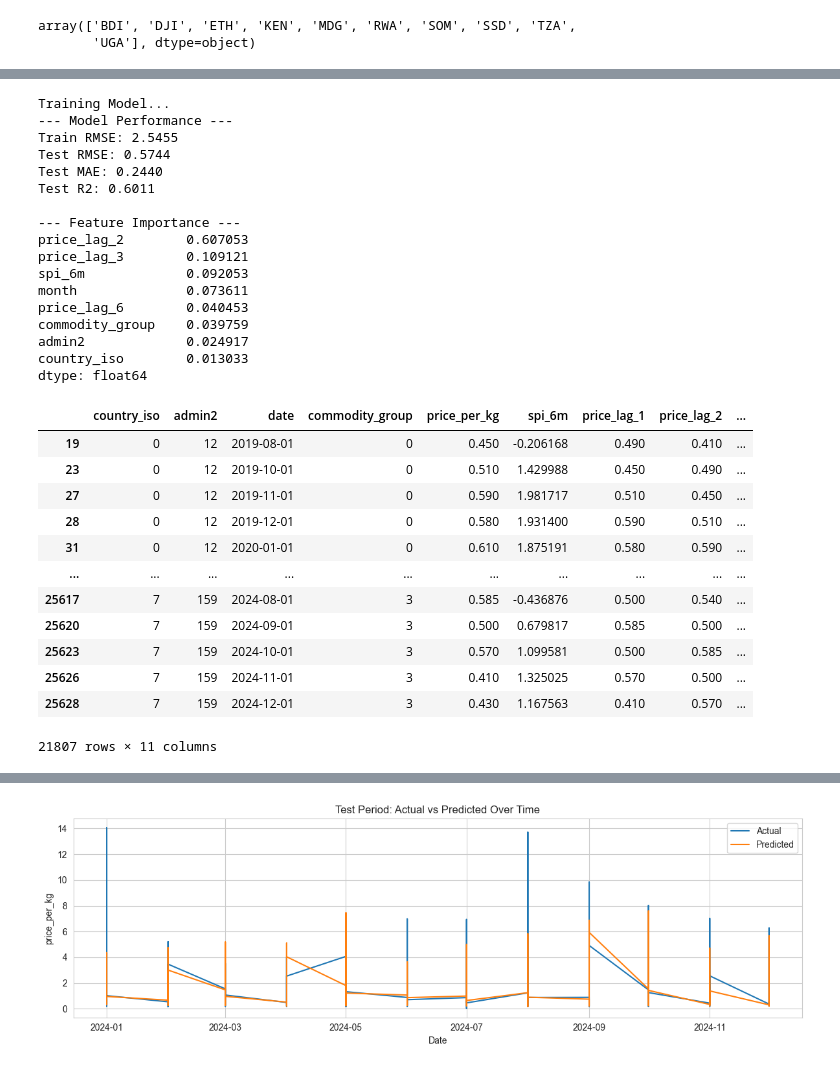
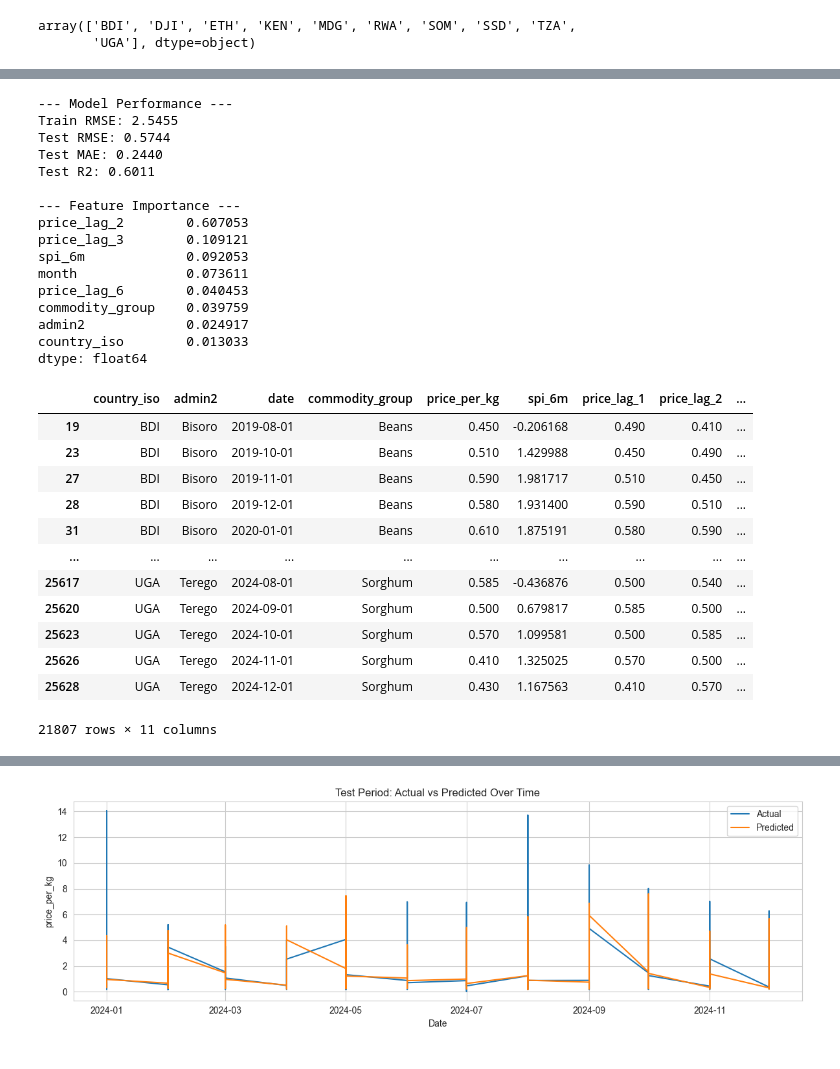
Before and after one commit to halim-jun/subnational_price_prediction, a Jupyter notebook: src/notebook/subnational_level_prediction_baseline.ipynb, the cells around one changed output, grey strips where cells are left out. Drawn from its saved outputs; the diff is of its cells as text; code cells hidden in the pictures.

```diff
--- a/src/notebook/subnational_level_prediction_baseline.ipynb
+++ b/src/notebook/subnational_level_prediction_baseline.ipynb
@@ -235,8 +218,9 @@ model_df['admin2', ]
 # %%
 model_df_encoded = model_df.copy()
 mappings = {}
-
+categorical_cols = ["country_iso", "admin2", "commodity_group"]
 for col in categorical_cols:
     cat = model_df_encoded[col].astype("category")
     mappings[col] = dict(enumerate(cat.cat.categories))
     model_df_encoded[col] = cat.cat.codes
+model_df_encoded.head()
@@ -243,13 +234,13 @@ for col in categorical_cols:
 # %%
 
 
-model_df.dropna()
+model_df_encoded.dropna()
 features = ['spi_6m','month','commodity_group','country_iso','admin2', 'price_lag_2', 'price_lag_3', 'price_lag_6']
 target = 'price_per_kg'
 
 split_date = '2024-01-01'
-train = model_df[model_df['date'] < split_date]
-test = model_df[model_df['date'] >= split_date]
+train = model_df_encoded[model_df_encoded['date'] < split_date]
+test = model_df_encoded[model_df_encoded['date'] >= split_date]
 
 if train.empty or test.empty:
     print("Error: Train or Test set is empty. Check dates or data availability.")
@@ -270,45 +261,44 @@ test_preds = model.predict(X_test)
 print("--- Model Performance ---")
 print(f"Train RMSE: {np.sqrt(mean_squared_error(y_train, train_preds)):.4f}")
 print(f"Test RMSE: {np.sqrt(mean_squared_error(y_test, test_preds)):.4f}")
 print(f"Test MAE: {mean_absolute_error(y_test, test_preds):.4f}")
 print(f"Test R2: {r2_score(y_test, test_preds):.4f}")
 
 # Feature Importance
 importances = pd.Series(model.feature_importances_, index=features).sort_values(ascending=False)
 print("\n--- Feature Importance ---")
 print(importances)
 
 model_df
 # %% [output]
-Training Model...
 --- Model Performance ---
 Train RMSE: 2.5455
 Test RMSE: 0.5744
 Test MAE: 0.2440
 Test R2: 0.6011
 
 --- Feature Importance ---
 price_lag_2        0.607053
 price_lag_3        0.109121
 spi_6m             0.092053
 month              0.073611
 price_lag_6        0.040453
 commodity_group    0.039759
 admin2             0.024917
 country_iso        0.013033
 dtype: float64
 |  | country_iso | admin2 | date | commodity_group | price_per_kg | spi_6m | price_lag_1 | price_lag_2 | ... |
-| 19 | 0 | 12 | 2019-08-01 | 0 | 0.450 | -0.206168 | 0.490 | 0.410 | ... |
-| 23 | 0 | 12 | 2019-10-01 | 0 | 0.510 | 1.429988 | 0.450 | 0.490 | ... |
-| 27 | 0 | 12 | 2019-11-01 | 0 | 0.590 | 1.981717 | 0.510 | 0.450 | ... |
-| 28 | 0 | 12 | 2019-12-01 | 0 | 0.580 | 1.931400 | 0.590 | 0.510 | ... |
-| 31 | 0 | 12 | 2020-01-01 | 0 | 0.610 | 1.875191 | 0.580 | 0.590 | ... |
+| 19 | BDI | Bisoro | 2019-08-01 | Beans | 0.450 | -0.206168 | 0.490 | 0.410 | ... |
+| 23 | BDI | Bisoro | 2019-10-01 | Beans | 0.510 | 1.429988 | 0.450 | 0.490 | ... |
+| 27 | BDI | Bisoro | 2019-11-01 | Beans | 0.590 | 1.981717 | 0.510 | 0.450 | ... |
+| 28 | BDI | Bisoro | 2019-12-01 | Beans | 0.580 | 1.931400 | 0.590 | 0.510 | ... |
+| 31 | BDI | Bisoro | 2020-01-01 | Beans | 0.610 | 1.875191 | 0.580 | 0.590 | ... |
 | ... | ... | ... | ... | ... | ... | ... | ... | ... | ... |
-| 25617 | 7 | 159 | 2024-08-01 | 3 | 0.585 | -0.436876 | 0.500 | 0.540 | ... |
-| 25620 | 7 | 159 | 2024-09-01 | 3 | 0.500 | 0.679817 | 0.585 | 0.500 | ... |
-| 25623 | 7 | 159 | 2024-10-01 | 3 | 0.570 | 1.099581 | 0.500 | 0.585 | ... |
-| 25626 | 7 | 159 | 2024-11-01 | 3 | 0.410 | 1.325025 | 0.570 | 0.500 | ... |
-| 25628 | 7 | 159 | 2024-12-01 | 3 | 0.430 | 1.167563 | 0.410 | 0.570 | ... |
+| 25617 | UGA | Terego | 2024-08-01 | Sorghum | 0.585 | -0.436876 | 0.500 | 0.540 | ... |
+| 25620 | UGA | Terego | 2024-09-01 | Sorghum | 0.500 | 0.679817 | 0.585 | 0.500 | ... |
+| 25623 | UGA | Terego | 2024-10-01 | Sorghum | 0.570 | 1.099581 | 0.500 | 0.585 | ... |
+| 25626 | UGA | Terego | 2024-11-01 | Sorghum | 0.410 | 1.325025 | 0.570 | 0.500 | ... |
+| 25628 | UGA | Terego | 2024-12-01 | Sorghum | 0.430 | 1.167563 | 0.410 | 0.570 | ... |
 21807 rows × 11 columns
 # %%
 plt.hist(train[target])
```
Also changed, not shown: parts of 11 cells of this notebook, 6 other files.
